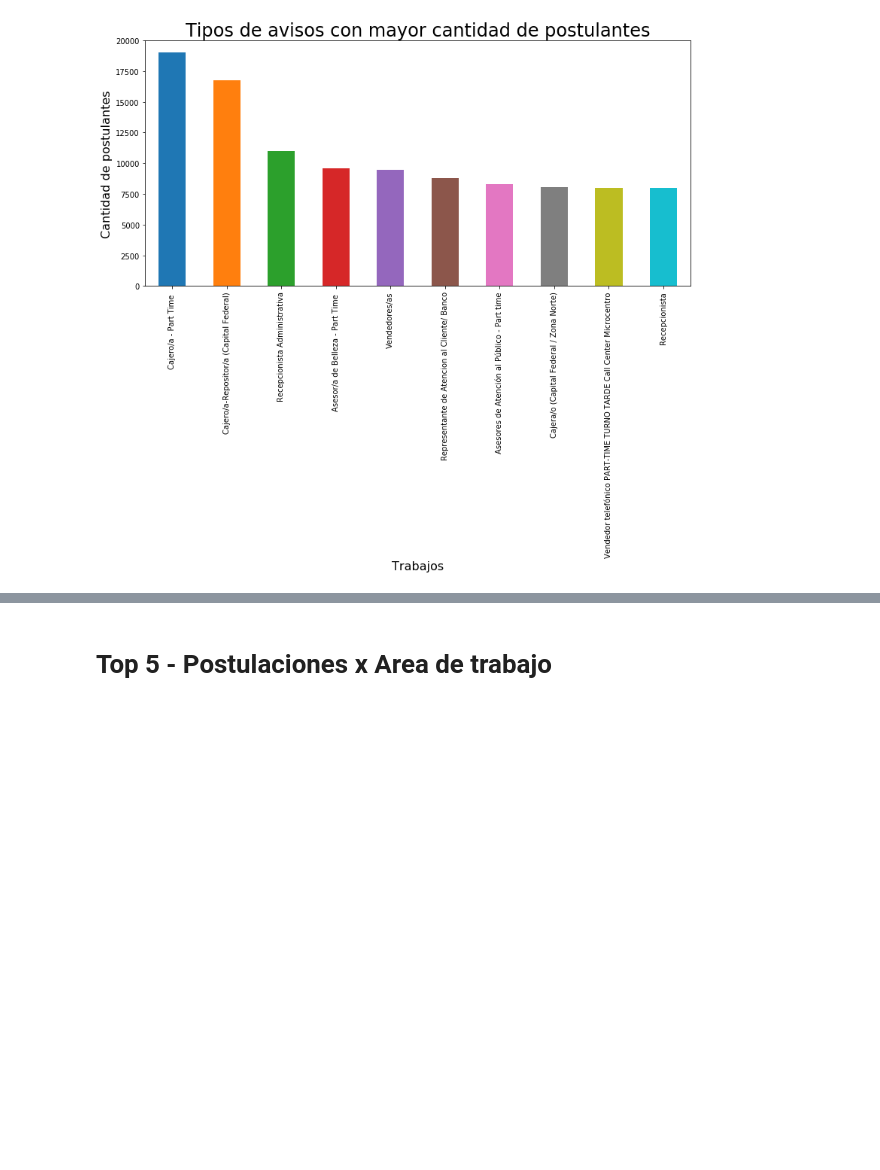
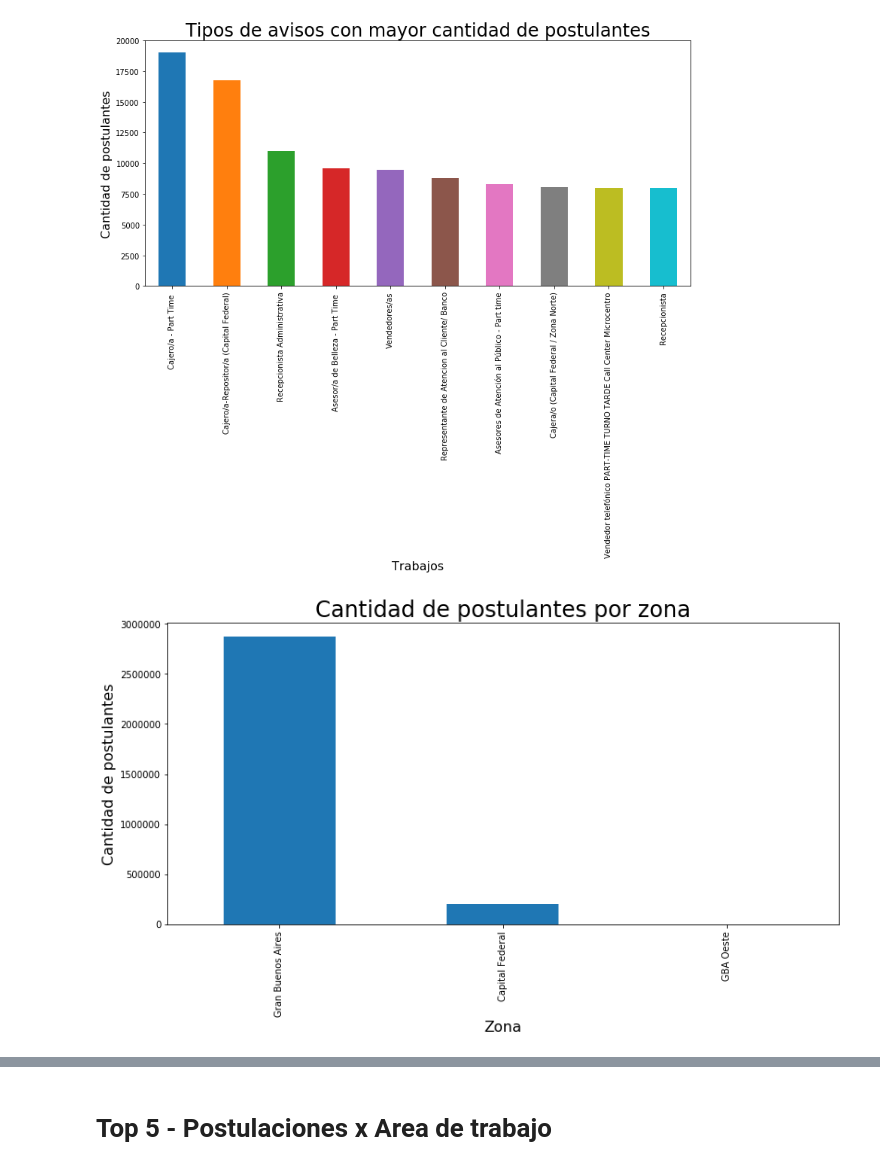
Before and after one commit to BrigliaAn/TP1-AnalisisExploratorio-ZonaJobs, a Jupyter notebook: Tp1-completo.ipynb, the cells around one changed output, grey strips where cells are left out. Saved outputs shown, nothing was run; the diff lists cells and outputs as text; code cells hidden in the pictures; blank space fills up the shorter version.

Commit message:
4 graficos mas de los que cuentan la cant de postulantes por alguna caracteristica de los avisos

```diff
--- a/Tp1-completo.ipynb
+++ b/Tp1-completo.ipynb
@@ -1109,3 +1109,16 @@ ax.set_xlabel('Trabajos', fontsize= 16)
 ax.set_ylabel('Cantidad de postulantes', fontsize= 16);
 # %% [output]
 [figure]
+# %%
+merge2 = pd.merge(postulaciones,avisos_detalle,on="idaviso",how="left")
+# %%
+fig = plt.figure()
+
+ax = merge2['nombre_zona'].value_counts().plot(kind='bar',figsize=(13,6));
+
+plt.title('Cantidad de postulantes por zona', fontsize=24)
+
+ax.set_xlabel('Zona', fontsize= 16)
+ax.set_ylabel('Cantidad de postulantes', fontsize= 16);
+# %% [output]
+[figure, added]
```
Also changed, not shown: parts of 3 cells of this notebook.
